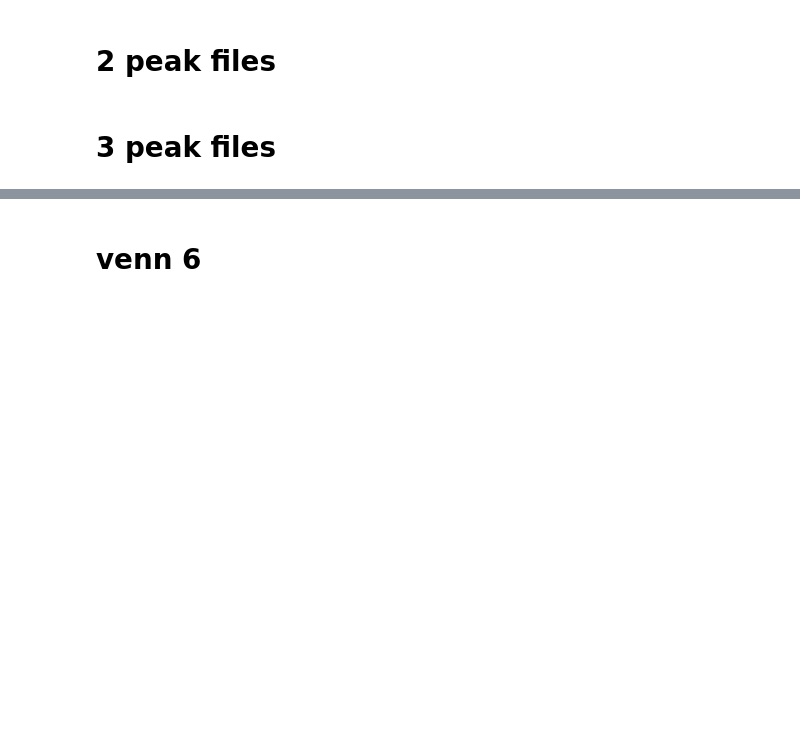
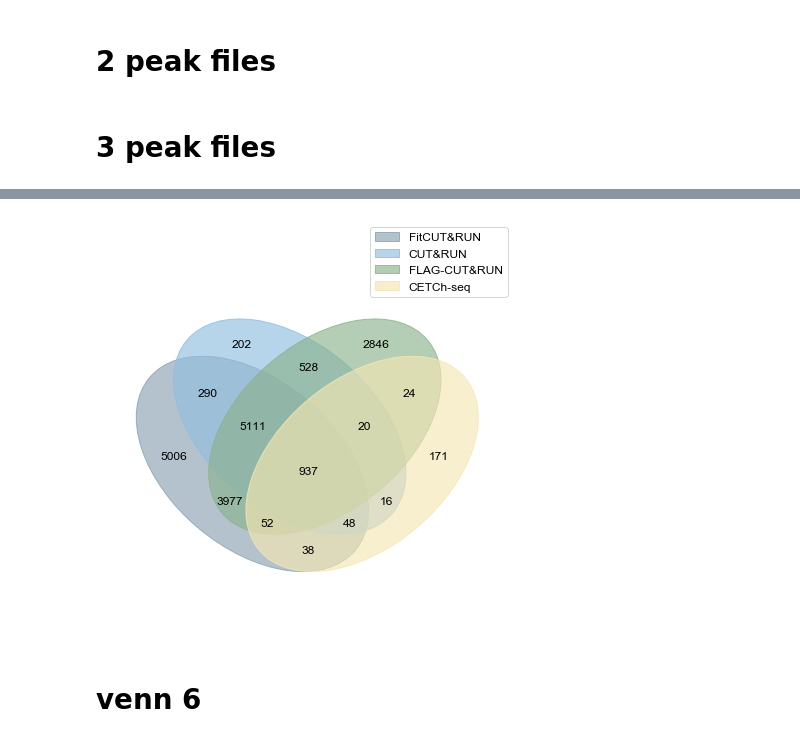
Before and after one commit to Reemann/Bioinformatics_analysis, a Jupyter notebook: statistic_plots/vennplot_peak.ipynb, the cells around one changed output, grey strips where cells are left out. Cells and saved outputs as stored; diff of their text form; code cells hidden in the pictures; blank space fills up the shorter version.

Commit message:
add venn4

```diff
--- a/statistic_plots/vennplot_peak.ipynb
+++ b/statistic_plots/vennplot_peak.ipynb
@@ -189,3 +389,17 @@ peak_overlap_venn3(
+# %%
+import os
+os.chdir("/mnt/Storage/home/wangyiman/fitCUTRUN/revision_1/analysis/TF/comparison")
+peak_overlap_venn4_equal_area('ATF1_1e5_excludeIgG_filtered_peaks.narrowPeak',
+                   'ATF1_wtCR_1e5_excludeIgG_filtered_peaks.narrowPeak',
+                   'ATF1_FlagCR_1e5_excludeIgG_filtered_peaks.narrowPeak',
+                   'ATF1_ChIP_filtered_peaks.narrowPeak',
+                   label1='FitCUT&RUN',
+                   label2='CUT&RUN',
+                   label3='FLAG-CUT&RUN',
+                   label4='CETCh-seq',
+                   output_file='/mnt/Storage/home/wangyiman/fitCUTRUN/revision_1/analysis/figures/Supple_Fig1F_Venn4_ATF1.pdf')
+# %% [output]
+[figure, added]
 # %% [markdown]
 # venn 6
 # %%
```
Also changed, not shown: parts of 4 cells of this notebook, 1 other file.
